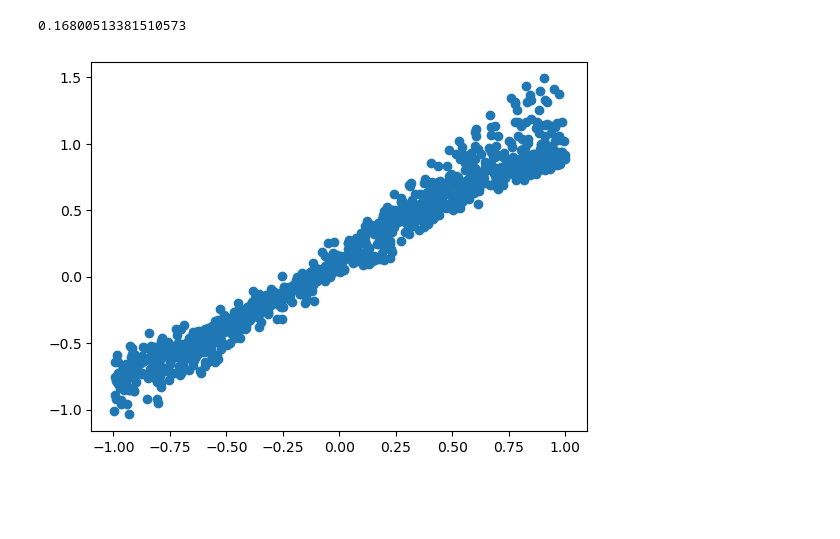
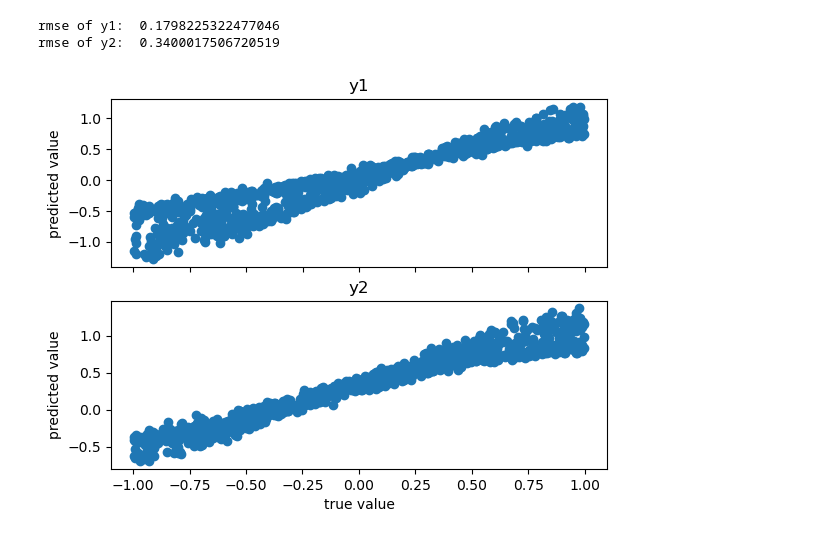
Before and after one commit to sreeragvn/FPDS-final-project-Leakage-Detection, a Jupyter notebook: leakage.ipynb, the cells around one changed output. Saved outputs shown, nothing was run; the diff lists cells and outputs as text; code cells hidden in the pictures; blank space fills up the shorter version.

```diff
--- a/leakage.ipynb
+++ b/leakage.ipynb
@@ -61,6 +65,9 @@ Y_validation = Y_validation.to_numpy()
 # %%
 tf.random.set_seed(42)
 
+# NN architechture - keras Functional API
+# Now we have one input layer, 1 hidden layer and 2 output layer - both connected to hidden layer
+# Thinking of adding a normalization layer or doing normalization before training
 # inputs = tf.keras.layers.Normalization(input_shape=[4,], axis=None)
 inputs = tf.keras.Input(shape=(4,))
 dense1 = tf.keras.layers.Dense(128, activation='relu')
@@ -89,10 +96,17 @@ y = {
     "y2" : y2_train
 }
 
-model.fit(X_train, y=y, epochs=5, batch_size=5, verbose=2)
+y_valid = {
+    "y1" : y1_validation,
+    "y2" : y2_validation
+}
+
+
+model.fit(X_train, y=y, epochs=5, batch_size=5, verbose=2, validation_data=(X_validation, y_valid))
 
 predictions = model.predict(X_validation)
-print(y)
+
+# even for a primilinary result, the loss is pretty good
 # %% [output]
 Model: "leakge_functional_model"
 __________________________________________________________________________________________________
@@ -145,14 +147,0 @@ Epoch 5/5
-# %%
-y1 = predictions[0]
-y2 = predictions[1]
-
-import matplotlib.pyplot as plt
-# plt.scatter(y1_validation, y1)
-plt.scatter(y2_validation, y2)
-
-from sklearn.metrics import mean_squared_error
-
-print(mean_squared_error(y1_validation, y1, squared=False))
-# %% [output]
-0.16800513381510573
-[figure, removed]
@@ -161 +148,24 @@ print()
+# %%
+def prediction_accuracy(predictions, y1_validation, y2_validation):
+    y1 = predictions[0]
+    y2 = predictions[1]
+    fig, axs = plt.subplots(2)
+    # fig.suptitle('')
+    axs[0].scatter(y1_validation, y1)
+    axs[0].set_title('y1')
+    axs[1].scatter(y2_validation, y2)
+    axs[1].set_title('y2')
+    for ax in axs.flat:
+        ax.set(xlabel='true value', ylabel='predicted value')
+    for ax in axs.flat:
+        ax.label_outer()
+
+    print("rmse of y1: ", mean_squared_error(y1_validation, y1, squared=False))
+    print("rmse of y2: ", mean_squared_error(y2_validation, y2, squared=False))
+
+prediction_accuracy(predictions, y1_validation, y2_validation)
+# %% [output]
+rmse of y1:  0.1798225322477046
+rmse of y2:  0.3400017506720519
+[figure, added]
 # %%
```
Also changed, not shown: parts of 8 cells of this notebook, 1 other file.
